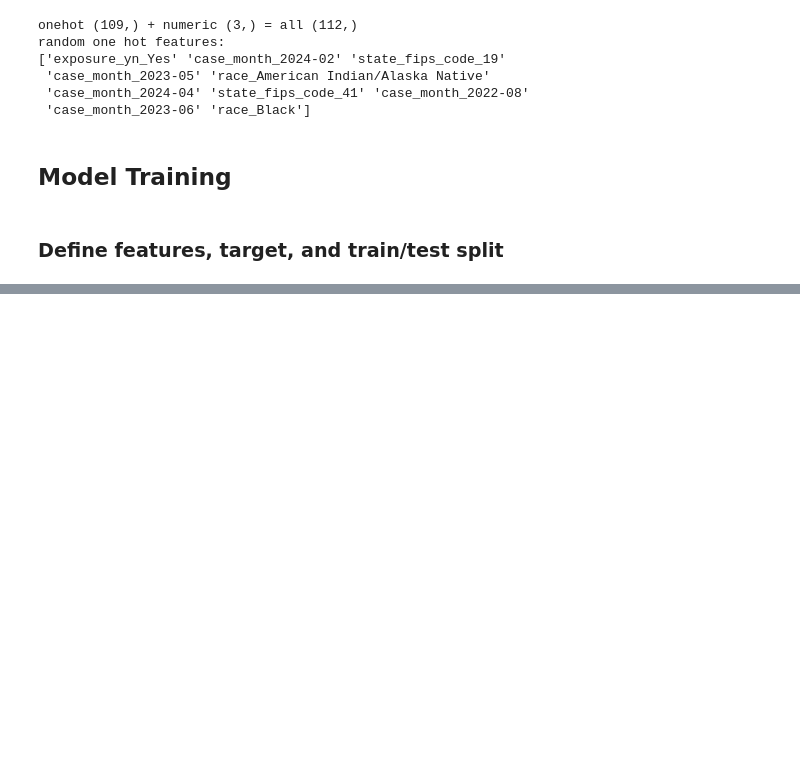
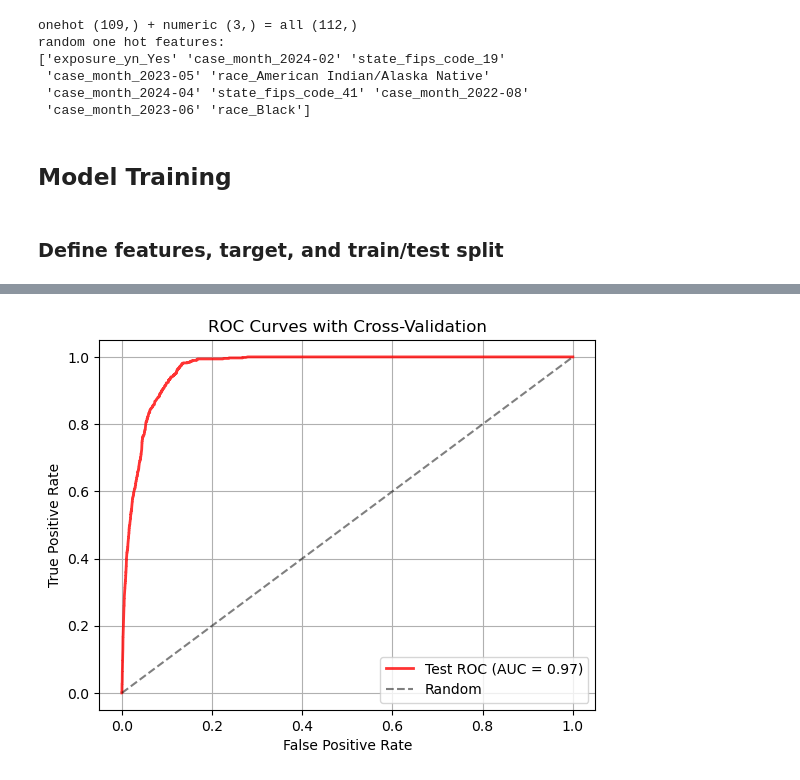
Before and after one commit to zeroday-zaddy/gmu-cs504-fa24-project, a Jupyter notebook: logistic_regression.ipynb, the cells around one changed output, grey strips where cells are left out. Saved outputs shown, nothing was run; the diff lists cells and outputs as text; code cells hidden in the pictures; blank space fills up the shorter version.

```diff
--- a/logistic_regression.ipynb
+++ b/logistic_regression.ipynb
@@ -189,0 +225,26 @@ Probably need to use some type of cross validation testing
+# %%
+# Add final test set ROC curve
+final_model = LogisticRegression(max_iter=1000)
+final_model.fit(X_train, y_train)
+y_pred = final_model.predict(X_test)
+y_pred_proba = final_model.predict_proba(X_test)[:, 1]
+
+fpr_test, tpr_test, _ = roc_curve(y_test, y_pred_proba)
+plt.plot(fpr_test, tpr_test, 'r-',
+         label=f'Test ROC (AUC = {auc(fpr_test, tpr_test):.2f})',
+         lw=2, alpha=0.8)
+
+# Add random prediction line
+plt.plot([0, 1], [0, 1], 'k--', label='Random', alpha=0.5)
+
+# Customize plot
+plt.xlim([-0.05, 1.05])
+plt.ylim([-0.05, 1.05])
+plt.xlabel('False Positive Rate')
+plt.ylabel('True Positive Rate')
+plt.title('ROC Curves with Cross-Validation')
+plt.legend(loc="lower right")
+plt.grid(True)
+plt.show()
+# %% [output]
+[figure, added]
```
Also changed, not shown: parts of 20 cells of this notebook, 1 other file.
